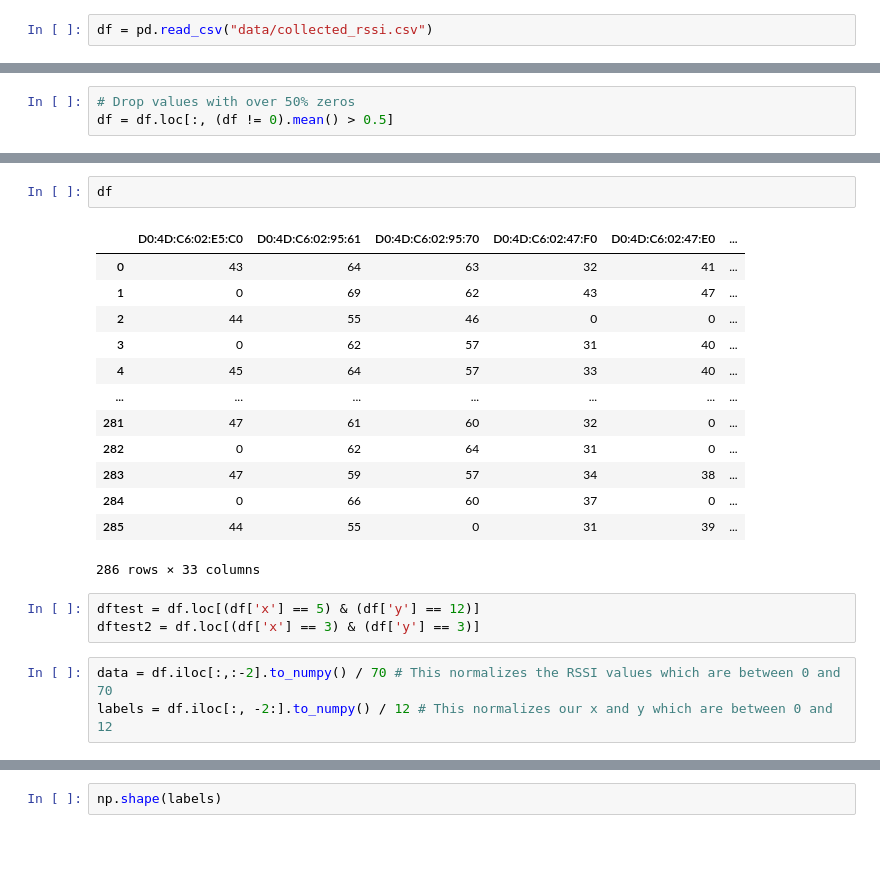
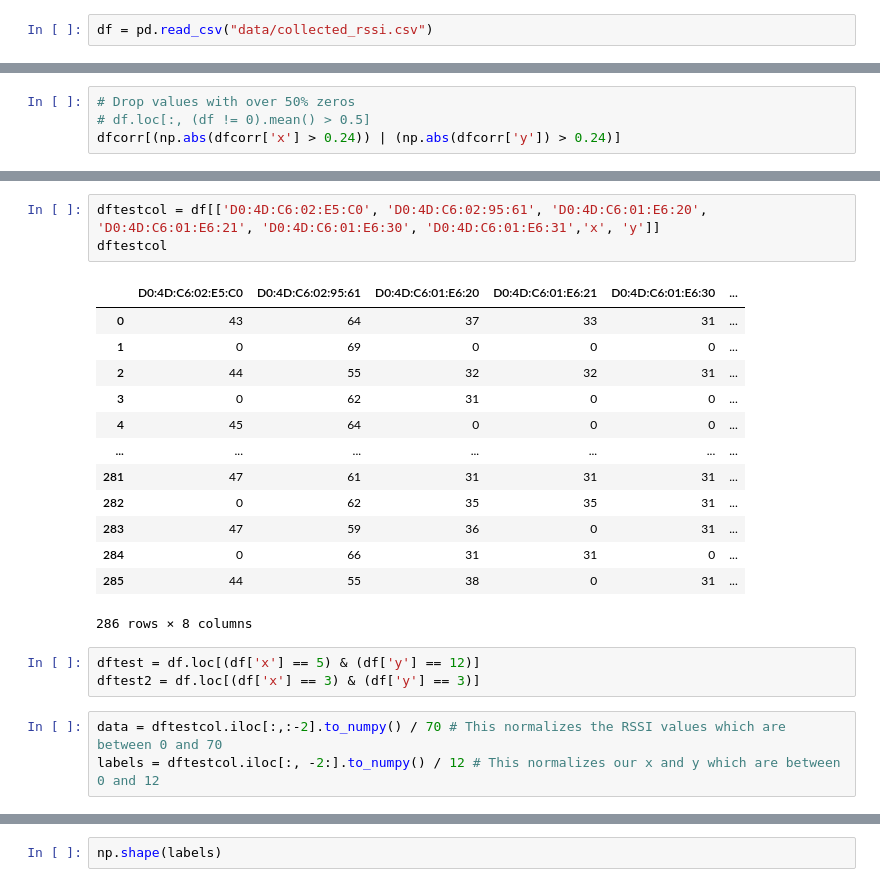
Before and after one commit to Indoor-Navigating-Robot/Indoor-Navigating-Robot, a Jupyter notebook: RSSI_Parse_and_Test_revised.ipynb, the cells around one changed output, grey strips where cells are left out. Drawn from its saved outputs; the diff is of its cells as text; blank space fills up the shorter version.

```diff
--- a/RSSI_Parse_and_Test_revised.ipynb
+++ b/RSSI_Parse_and_Test_revised.ipynb
@@ -24,3 +44,4 @@ df = pd.read_csv("data/collected_rssi.csv")
 # %%
 # Drop values with over 50% zeros
-df = df.loc[:, (df != 0).mean() > 0.5]
+# df.loc[:, (df != 0).mean() > 0.5]
+dfcorr[(np.abs(dfcorr['x'] > 0.24)) | (np.abs(dfcorr['y']) > 0.24)]
@@ -27,25 +64,26 @@ df = df.loc[:, (df != 0).mean() > 0.5]
 # %%
-df
+dftestcol = df[['D0:4D:C6:02:E5:C0', 'D0:4D:C6:02:95:61', 'D0:4D:C6:01:E6:20', 'D0:4D:C6:01:E6:21', 'D0:4D:C6:01:E6:30', 'D0:4D:C6:01:E6:31','x', 'y']]
+dftestcol
 # %% [output]
-|  | D0:4D:C6:02:E5:C0 | D0:4D:C6:02:95:61 | D0:4D:C6:02:95:70 | D0:4D:C6:02:47:F0 | D0:4D:C6:02:47:E0 | ... |
-| 0 | 43 | 64 | 63 | 32 | 41 | ... |
-| 1 | 0 | 69 | 62 | 43 | 47 | ... |
-| 2 | 44 | 55 | 46 | 0 | 0 | ... |
-| 3 | 0 | 62 | 57 | 31 | 40 | ... |
-| 4 | 45 | 64 | 57 | 33 | 40 | ... |
+|  | D0:4D:C6:02:E5:C0 | D0:4D:C6:02:95:61 | D0:4D:C6:01:E6:20 | D0:4D:C6:01:E6:21 | D0:4D:C6:01:E6:30 | ... |
+| 0 | 43 | 64 | 37 | 33 | 31 | ... |
+| 1 | 0 | 69 | 0 | 0 | 0 | ... |
+| 2 | 44 | 55 | 32 | 32 | 31 | ... |
+| 3 | 0 | 62 | 31 | 0 | 0 | ... |
+| 4 | 45 | 64 | 0 | 0 | 0 | ... |
 | ... | ... | ... | ... | ... | ... | ... |
-| 281 | 47 | 61 | 60 | 32 | 0 | ... |
-| 282 | 0 | 62 | 64 | 31 | 0 | ... |
-| 283 | 47 | 59 | 57 | 34 | 38 | ... |
-| 284 | 0 | 66 | 60 | 37 | 0 | ... |
-| 285 | 44 | 55 | 0 | 31 | 39 | ... |
+| 281 | 47 | 61 | 31 | 31 | 31 | ... |
+| 282 | 0 | 62 | 35 | 35 | 31 | ... |
+| 283 | 47 | 59 | 36 | 0 | 31 | ... |
+| 284 | 0 | 66 | 31 | 31 | 0 | ... |
+| 285 | 44 | 55 | 38 | 0 | 31 | ... |
-286 rows × 33 columns
+286 rows × 8 columns
 # %%
 dftest = df.loc[(df['x'] == 5) & (df['y'] == 12)]
 dftest2 = df.loc[(df['x'] == 3) & (df['y'] == 3)]
 # %%
-data = df.iloc[:,:-2].to_numpy() / 70 # This normalizes the RSSI values which are between 0 and 70
-labels = df.iloc[:, -2:].to_numpy() / 12 # This normalizes our x and y which are between 0 and 12
+data = dftestcol.iloc[:,:-2].to_numpy() / 70 # This normalizes the RSSI values which are between 0 and 70
+labels = dftestcol.iloc[:, -2:].to_numpy() / 12 # This normalizes our x and y which are between 0 and 12
 # %%
 np.shape(data)
 # %% [output]
```
Also changed, not shown: parts of 17 cells of this notebook.
